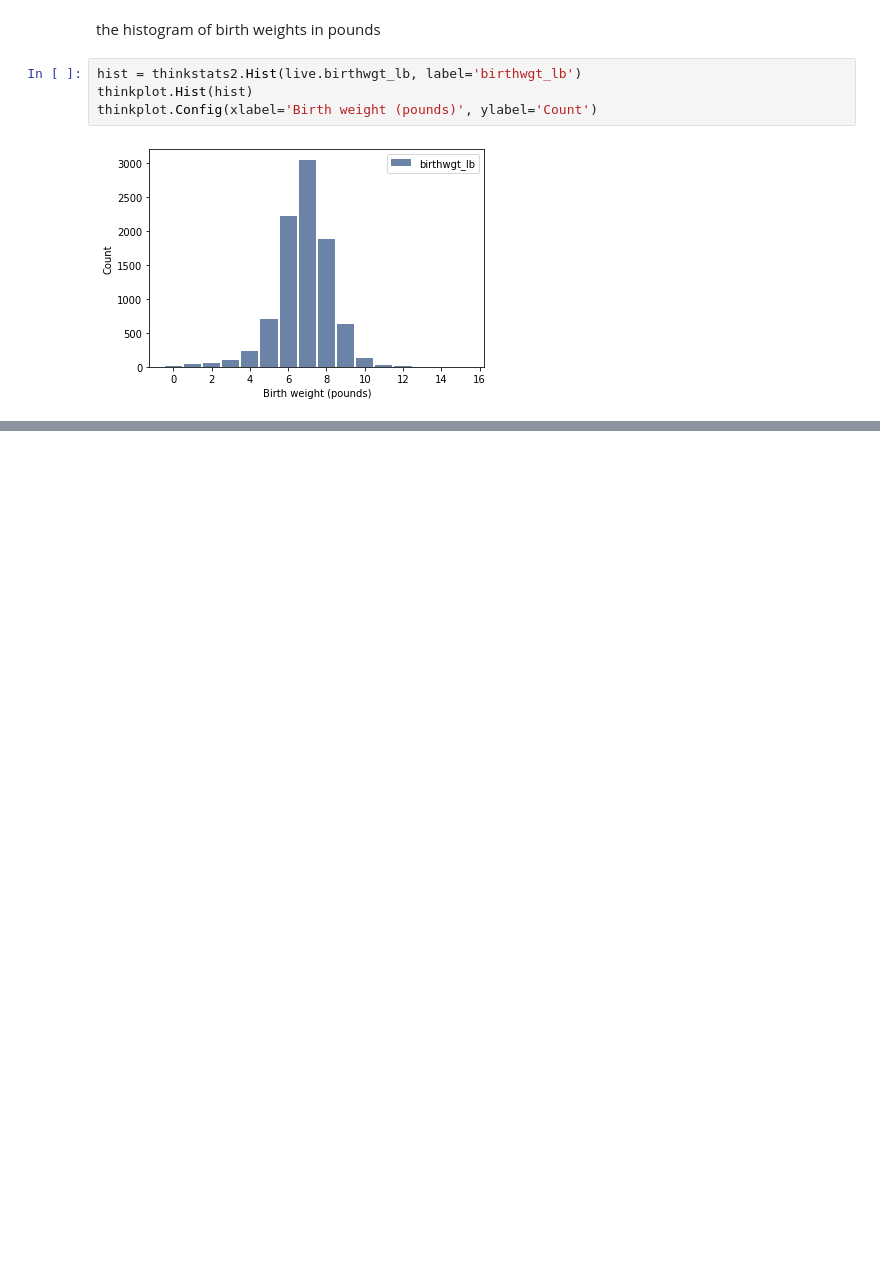
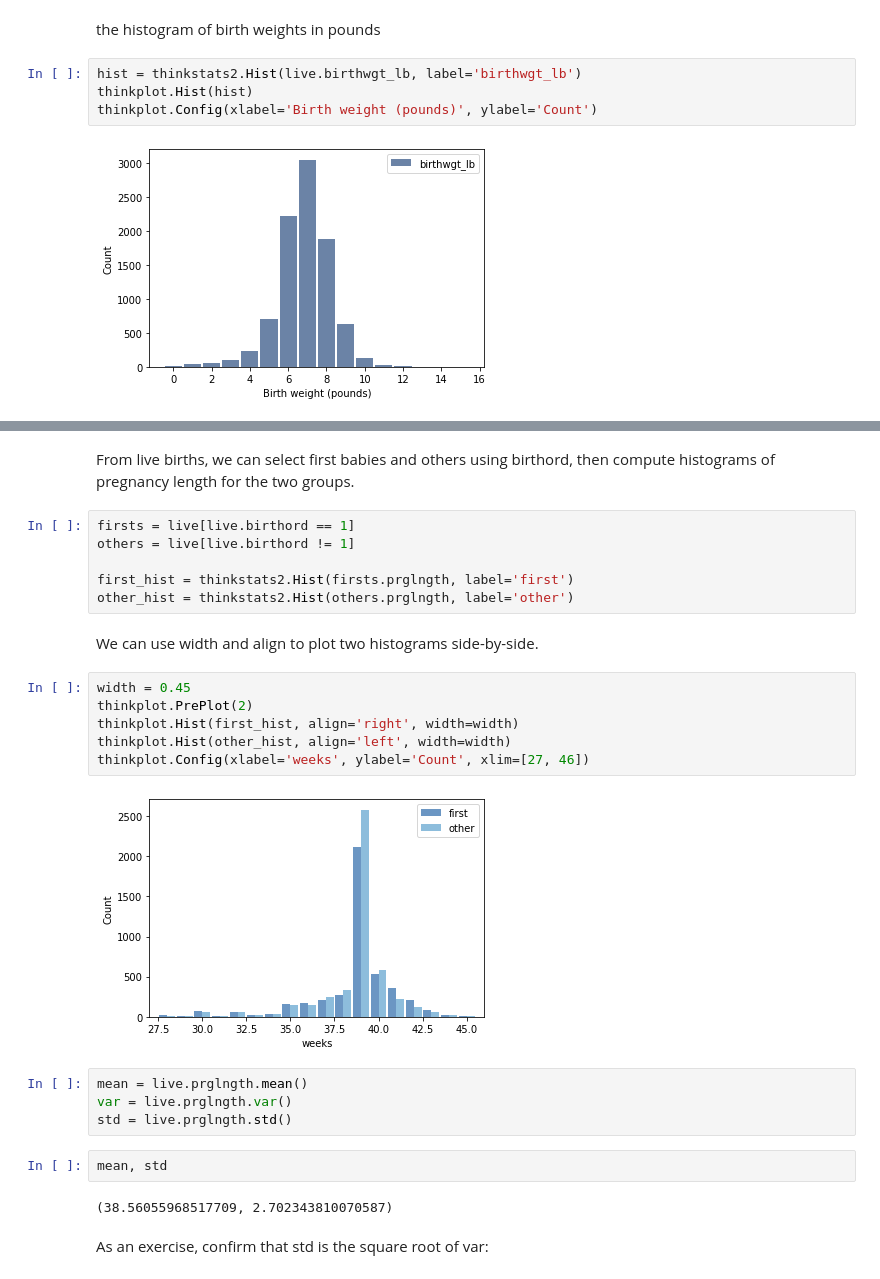
Before and after one commit to nisha1365/THINKSTATSBOOK, a Jupyter notebook: Chapter_2.ipynb, the cells around one changed output, grey strips where cells are left out. Cells and saved outputs as stored; diff of their text form; blank space fills up the shorter version.

```diff
--- a/Chapter_2.ipynb
+++ b/Chapter_2.ipynb
@@ -130,0 +185,28 @@ thinkplot.Config(xlabel='Birth weight (pounds)', ylabel='Count')
+# %% [markdown]
+From live births, we can select first babies and others using birthord, then compute histograms of pregnancy length for the two groups.
+# %%
+firsts = live[live.birthord == 1]
+others = live[live.birthord != 1]
+
+first_hist = thinkstats2.Hist(firsts.prglngth, label='first')
+other_hist = thinkstats2.Hist(others.prglngth, label='other')
+# %% [markdown]
+We can use width and align to plot two histograms side-by-side.
+# %%
+width = 0.45
+thinkplot.PrePlot(2)
+thinkplot.Hist(first_hist, align='right', width=width)
+thinkplot.Hist(other_hist, align='left', width=width)
+thinkplot.Config(xlabel='weeks', ylabel='Count', xlim=[27, 46])
+# %% [output]
+[figure, added]
+# %%
+mean = live.prglngth.mean()
+var = live.prglngth.var()
+std = live.prglngth.std()
+# %%
+mean, std
+# %% [output]
+(38.56055968517709, 2.702343810070587)
+# %% [markdown]
+As an exercise, confirm that std is the square root of var:
```
Also changed, not shown: parts of 39 cells of this notebook.
